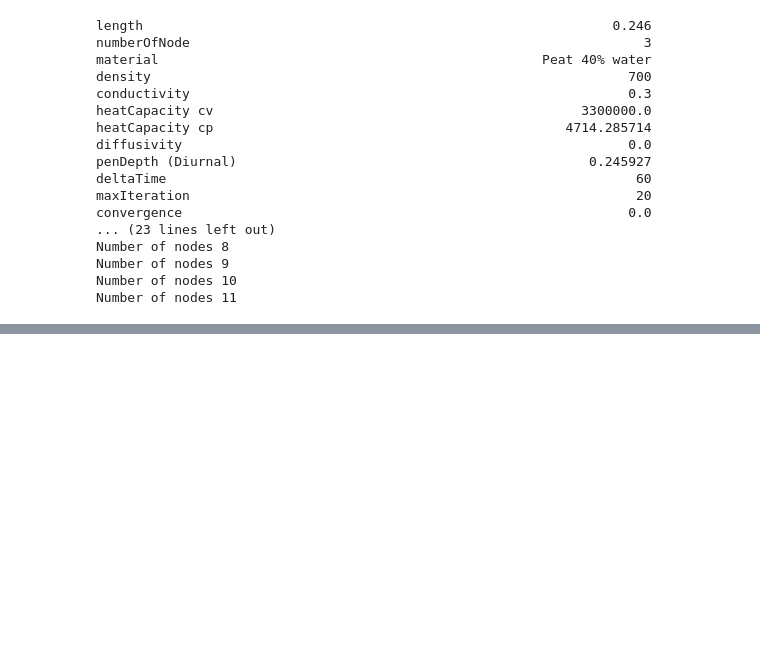
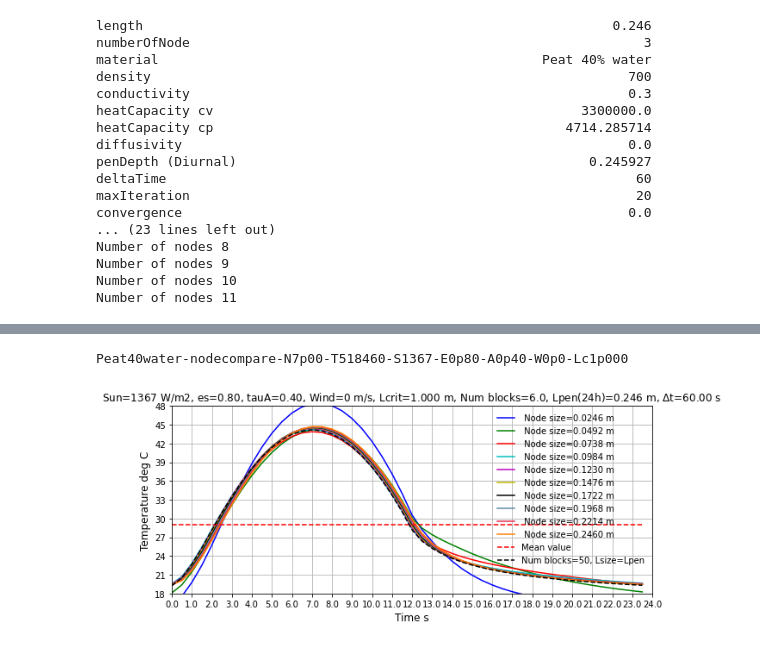
Before and after one commit to NelisW/heatConduction, a Jupyter notebook: 1D-heatflow.ipynb, the cells around one changed output, grey strips where cells are left out. Cells and saved outputs as stored; diff of their text form; code cells hidden in the pictures; blank space fills up the shorter version.

```diff
--- a/1D-heatflow.ipynb
+++ b/1D-heatflow.ipynb
@@ -916,0 +1014,49 @@ Peat40water-nodecompare-L0p25-T518460-S1367-E0p80-A0p40-W10p0-Lc1p000
+# %%
+q = ryplot.Plotter(1,1,1,figsize=(10,4),doWarning=False)
+Tmin = 1e6
+Tmax = 0
+scenarioa = f"Sun={paras['Solar constant']:.0f} W/m2, es={paras['Emissivity']:.2f}, tauA={paras['AtmoTau']:.2f}, "
+scenariob = f"Wind={paras['WindSpeed']:.0f} m/s, Lcrit={paras['ConvLCrit']:.3f} m, "
+scenarioc = f"Num blocks={paras['numberOfNode']-1}, Lpen(24h)={paras['penDepth (Diurnal)']:.3f} m, $\Delta$t={paras['deltaTime']:.2f} s"
+scenario = f"{scenarioa}{scenariob}{scenarioc}"
+
+for key in dicL.keys():
+    Lsize = key
+    deciT = 30
+    lastDay = int(paras['deltaTime'] * 60 * 24 / (2 * deciT))
+    df = dicL[key].loc[0,:]
+    samples = df.values[-lastDay::deciT] -273
+    times = np.asarray(dicL[key].columns[-lastDay::deciT])
+    times = (times - np.min(times)) / (60*60)
+
+    # Set up the run with starting temperature at end of 100 days from previous run
+    if paras['WindSpeed'] == 0:
+        Tmin = 18  #np.min(samples) if np.min(samples) < Tmin else Tmin
+        Tmax = 48  #np.max(samples) if np.max(samples) > Tmax else Tmax
+    elif paras['WindSpeed'] == 10:
+        Tmin = 23  #np.min(samples) if np.min(samples) < Tmin else Tmin
+        Tmax = 33  #np.max(samples) if np.max(samples) > Tmax else Tmax
+    else:
+        print('************************* no value for wind speed ********************')
+
+    if key < 50:
+        q.plot(1,times,samples,'','Time s','Temperature deg C',
+               pltaxis=[0,24,Tmin,Tmax],label=[f" Node size={Lsize:.4f} m"])
+    else:
+        q.plot(1,times,paras['Initial value']*np.ones(times.shape)-273,scenario,'Time s','Temperature deg C',maxNX=24,
+               pltaxis=[0,24,Tmin,Tmax],plotCol='r',
+               label=[f'Mean value' ],linestyle='--')
+
+        q.plot(1,times,samples,scenario,'Time s','Temperature deg C',maxNX=24,
+               pltaxis=[0,24,Tmin,Tmax],plotCol='k',
+               label=[f'Num blocks={key-1}, Lsize=Lpen' ],linestyle='--')
+
+filenamea = f"{paras['material']}-nodecompare-N{paras['numberOfNode']:.2f}"
+filenameb = f"-T{totalTime:.0f}-S{paras['Solar constant']:.0f}"
+filenamec = f"-E{paras['Emissivity']:.2f}-A{paras['AtmoTau']:.2f}-W{paras['WindSpeed']:.1f}-Lc{paras['ConvLCrit']:.3f}"
+filename = f"{filenamea}{filenameb}{filenamec}".replace(' ','').replace('%','').replace('.','p')
+print(filename)
+q.saveFig(f'{filename}.png')
+# %% [output]
+Peat40water-nodecompare-N7p00-T518460-S1367-E0p80-A0p40-W0p0-Lc1p000
+[figure, added]
```
Also changed, not shown: parts of 10 cells of this notebook, 1 other file.
